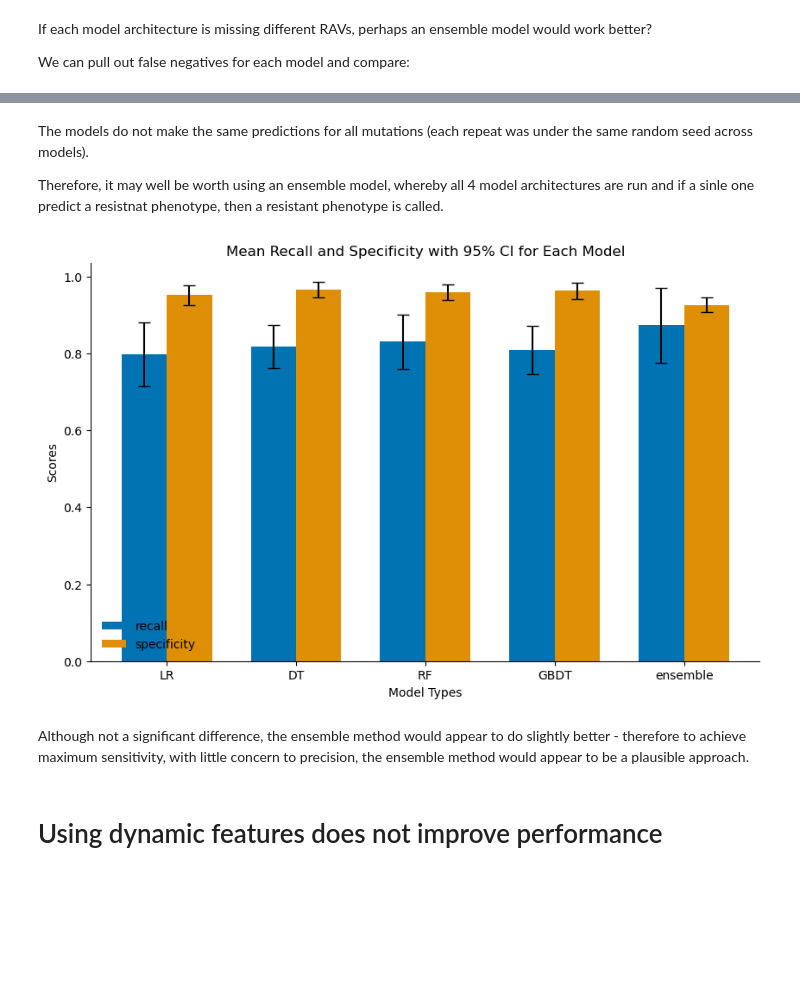
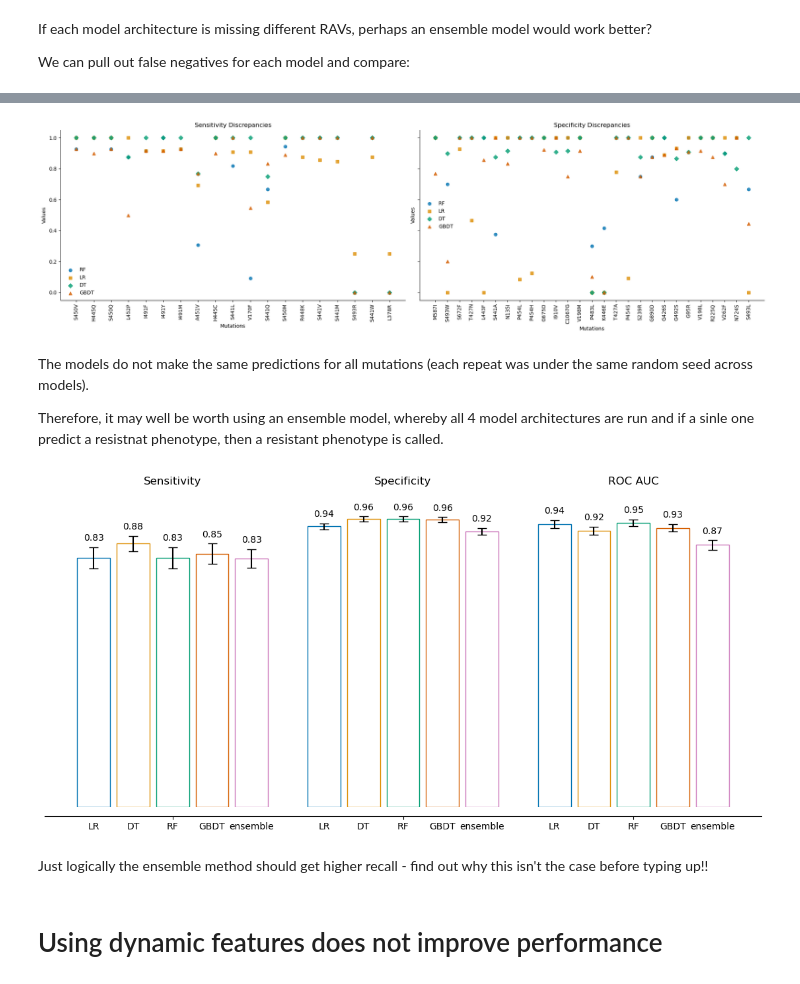
Before and after one commit to fowler-lab/predict-rifampicin-resistance, a Jupyter notebook: Results_2.ipynb, the cells around one changed output, grey strips where cells are left out. Drawn from its saved outputs; the diff is of its cells as text; code cells hidden in the pictures; blank space fills up the shorter version.

```diff
--- a/Results_2.ipynb
+++ b/Results_2.ipynb
@@ -208,14 +237,14 @@ feature_list
 # %% [markdown]
 To test feature importance we have been training a logistric regression model, however other architecture may perform better:
 # %%
-random_seeds = random.sample(range(1000), 10)
+random_seeds = random.sample(range(1000), 50)
 model_types = ['LR', 'DT', 'RF', 'GBDT']
 results = {model_type: [] for model_type in model_types}
 
 for model_type in model_types:
     for seed in random_seeds:
         model = Models(
-            {"all": data[feature_list]},
+            {"all": data[features_and_label]},
             model_type,
             "recall",
             random_seed=seed,
@@ -404,25 +434,35 @@ plt.show()
+# %%
+fig, axes = plt.subplots(1, 2, figsize=(20, 6), sharey=True)
+utils.plot_model_discrepancies(axes[0], sensitivity_discrepancy_dict, "Sensitivity Discrepancies")
+utils.plot_model_discrepancies(axes[1], specificity_discrepancy_dict, "Specificity Discrepancies")
+plt.tight_layout()
+plt.show()
+# %% [output]
+[figure, added]
 # %% [markdown]
 The models do not make the same predictions for all mutations (each repeat was under the same random seed across models).
 
 Therefore, it may well be worth using an ensemble model, whereby all 4 model architectures are run and if a sinle one predict a resistnat phenotype, then a resistant phenotype is called.
 # %%
-random_seeds = random.sample(range(1000), 10)
+
+# Sample 50 random seeds from the range 1000
+random_seeds = random.sample(range(1000), 50)
 model_types = ['DT', 'LR', "RF", 'GBDT']
-outputs = {}
-results['ensemble'] = []
+results['ensemble']  = []
 
 for seed in random_seeds:
-    mut_predict =  {}
-    temp_predict = []
+    mut_predict = {}
+    predict = []
+    y_test_combined = []  # To store true labels for ROC AUC calculation
+
     for model_type in model_types:
-
         model = Models(
-            {"all": data[feature_list]},
+            {"all": data[features_and_label]},
             model_type,
             "recall",
             random_seed=seed,
             test_fraction=0.20,
-            sample_ids = {'all':data.mutation},
+            sample_ids={'all': data.mutation},
             verbose=False,
             output_plots=False,
         )
@@ -435,36 +475,44 @@ for seed in random_seeds:
         est.fit(X_train, y_train)
         y_pred = (est.predict_proba(X_test)[:, 1] >= thresh).astype(int)
 
-        X_test_df = pd.DataFrame(X_test, columns=data[feature_list].drop(columns=['phenotype']).columns)
+        X_test_df = pd.DataFrame(X_test, columns=feature_list)
         X_test_df['y_test'], X_test_df['y_pred'] = y_test, y_pred
 
         X_test_df['mutation'] = test_ids
 
+        #record each models's prediction for that mutation
         for mut in X_test_df.index:
             if X_test_df['mutation'][mut] not in mut_predict.keys():
                 mut_predict[X_test_df['mutation'][mut]] = [X_test_df['y_pred'][mut]]
             else:
                 mut_predict[X_test_df['mutation'][mut]].append(X_test_df['y_pred'][mut])
 
-
+    #heuristically aggregate each models prediction's (if a single R predicted, then predict R)
     for mutation, predictions in mut_predict.items():
         if 1 in predictions:
-            temp_predict.append(1)
+            predict.append(1)
         else:
-            temp_predict.append(0)
+            predict.append(0)
 
-    tn, fp, fn, tp = confusion_matrix(y_test, temp_predict).ravel()
+    y_test_combined.extend(y_test)  # Combine true labels
+
+    tn, fp, fn, tp = confusion_matrix(y_test_combined, predict, labels=[0, 1]).ravel()
 
     sens_shifted = utils.calculate_sensitivity(tp, fn)
     spec_shifted = utils.calculate_specificity(tn, fp)
+    roc_auc = roc_auc_score(y_test_combined, predict)
 
-    results['ensemble'].append({'Sensitivity_shifted':sens_shifted, 'Specificity_shifted':spec_shifted})
+    results['ensemble'].append({
+        'Sensitivity_shifted': sens_shifted,
+        'Specificity_shifted': spec_shifted,
+        'ROC_AUC': roc_auc
+    })
 # %%
-utils.plot_recall_specificity_with_ci(results, figsize=(10, 6))
+utils.plot_recall_specificity_with_ci(results, figsize=(14, 6))
 # %% [output]
-[figure, old version]
+[figure, new version]
-# %% [markdown]
-Although not a significant difference, the ensemble method would appear to do slightly better - therefore to achieve maximum sensitivity, with little concern to precision, the ensemble method would appear to be a plausible approach.
+# %% [markdown]
+Just logically the ensemble method should get higher recall - find out why this isn't the case before typing up!!
 # %% [markdown]
 # Using dynamic features does not improve performance
 # %% [markdown]
```
Also changed, not shown: parts of 59 cells of this notebook, 3 other files.
